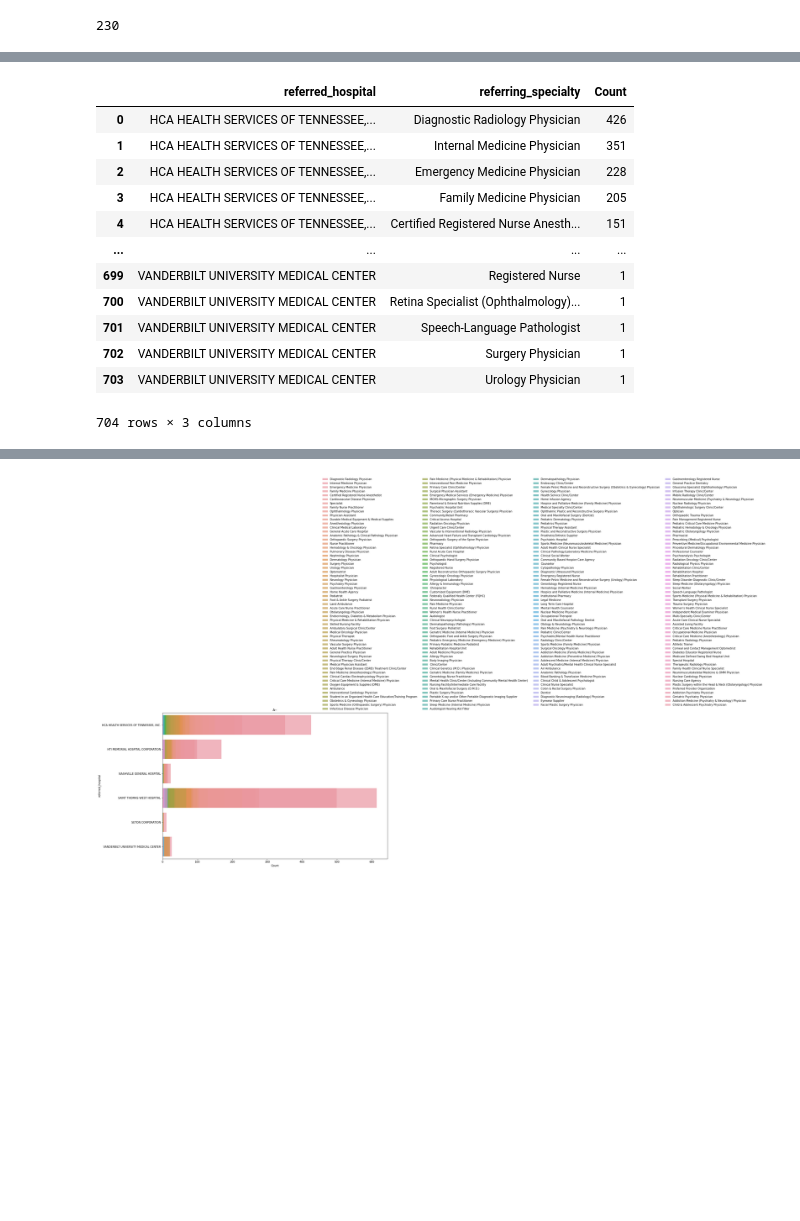
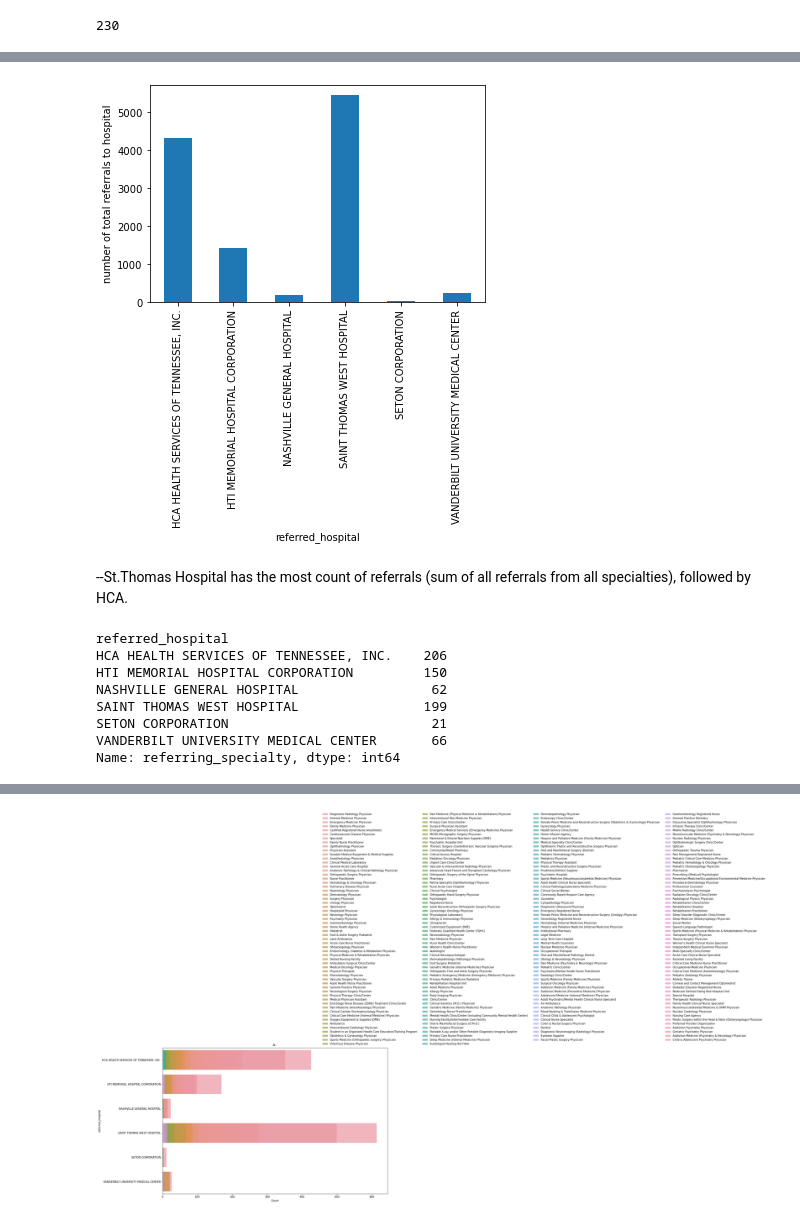
Before and after one commit to jmayf123/Hop_Teaming_Project, a Jupyter notebook: ht_eda_et.ipynb, the cells around one changed output, grey strips where cells are left out. Drawn from its saved outputs; the diff is of its cells as text; code cells hidden in the pictures; blank space fills up the shorter version.

Commit message:
working on referring specialties

```diff
--- a/ht_eda_et.ipynb
+++ b/ht_eda_et.ipynb
@@ -287,17 +307,17 @@ table
+# %%
+ax = table.groupby('referred_hospital')['Count'].sum().plot(kind = 'bar', ylabel = 'number of total referrals to hospital')
+# %% [output]
+[figure, added]
+# %% [markdown]
+--St.Thomas Hospital has the  most count of referrals (sum of all referrals from all specialties), followed by HCA.
 # %%
-table.reset_index(inplace = True)
-table
+table.groupby('referred_hospital')['referring_specialty'].nunique()
 # %% [output]
-|  | referred_hospital | referring_specialty | Count |
-| 0 | HCA HEALTH SERVICES OF TENNESSEE,... | Diagnostic Radiology Physician | 426 |
-| 1 | HCA HEALTH SERVICES OF TENNESSEE,... | Internal Medicine Physician | 351 |
-| 2 | HCA HEALTH SERVICES OF TENNESSEE,... | Emergency Medicine Physician | 228 |
-| 3 | HCA HEALTH SERVICES OF TENNESSEE,... | Family Medicine Physician | 205 |
-| 4 | HCA HEALTH SERVICES OF TENNESSEE,... | Certified Registered Nurse Anesth... | 151 |
-| ... | ... | ... | ... |
-| 699 | VANDERBILT UNIVERSITY MEDICAL CENTER | Registered Nurse | 1 |
-| 700 | VANDERBILT UNIVERSITY MEDICAL CENTER | Retina Specialist (Ophthalmology)... | 1 |
-| 701 | VANDERBILT UNIVERSITY MEDICAL CENTER | Speech-Language Pathologist | 1 |
-| 702 | VANDERBILT UNIVERSITY MEDICAL CENTER | Surgery Physician | 1 |
-| 703 | VANDERBILT UNIVERSITY MEDICAL CENTER | Urology Physician | 1 |
-704 rows × 3 columns
+referred_hospital
+HCA HEALTH SERVICES OF TENNESSEE, INC.    206
+HTI MEMORIAL HOSPITAL CORPORATION         150
+NASHVILLE GENERAL HOSPITAL                 62
+SAINT THOMAS WEST HOSPITAL                199
+SETON CORPORATION                          21
+VANDERBILT UNIVERSITY MEDICAL CENTER       66
+Name: referring_specialty, dtype: int64
```
Also changed, not shown: parts of 21 cells of this notebook.
